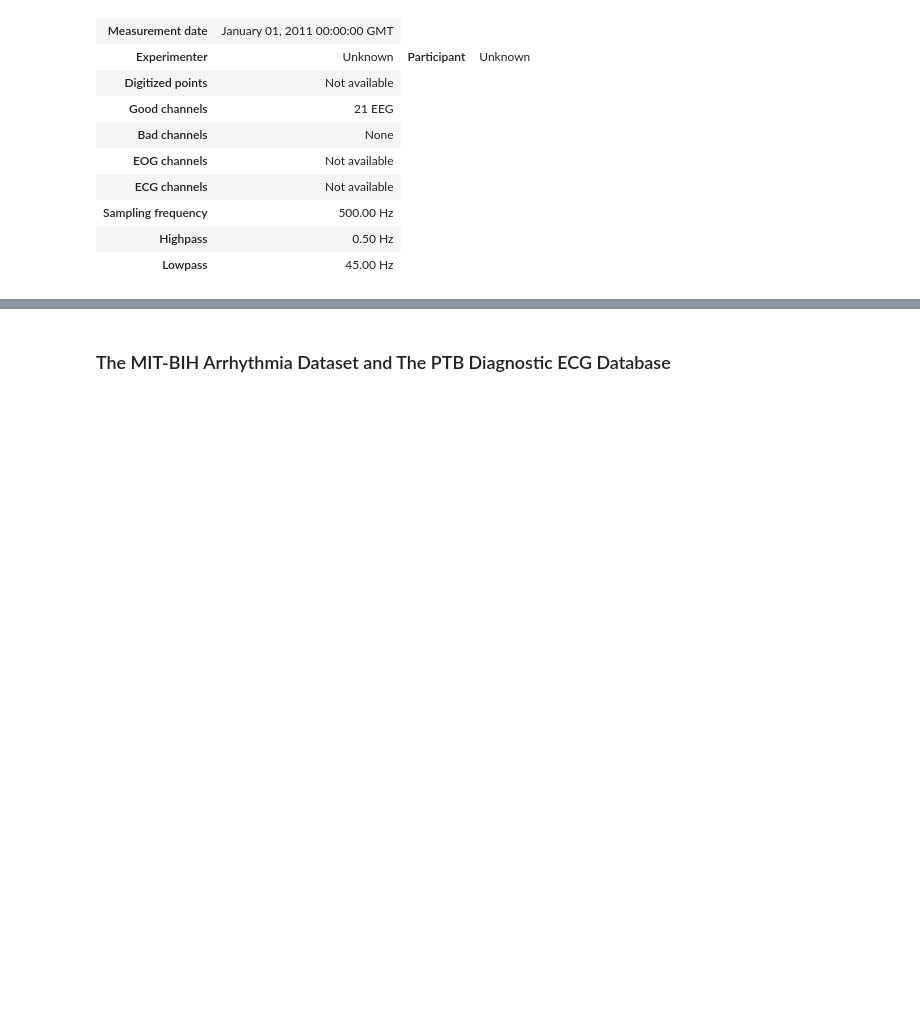
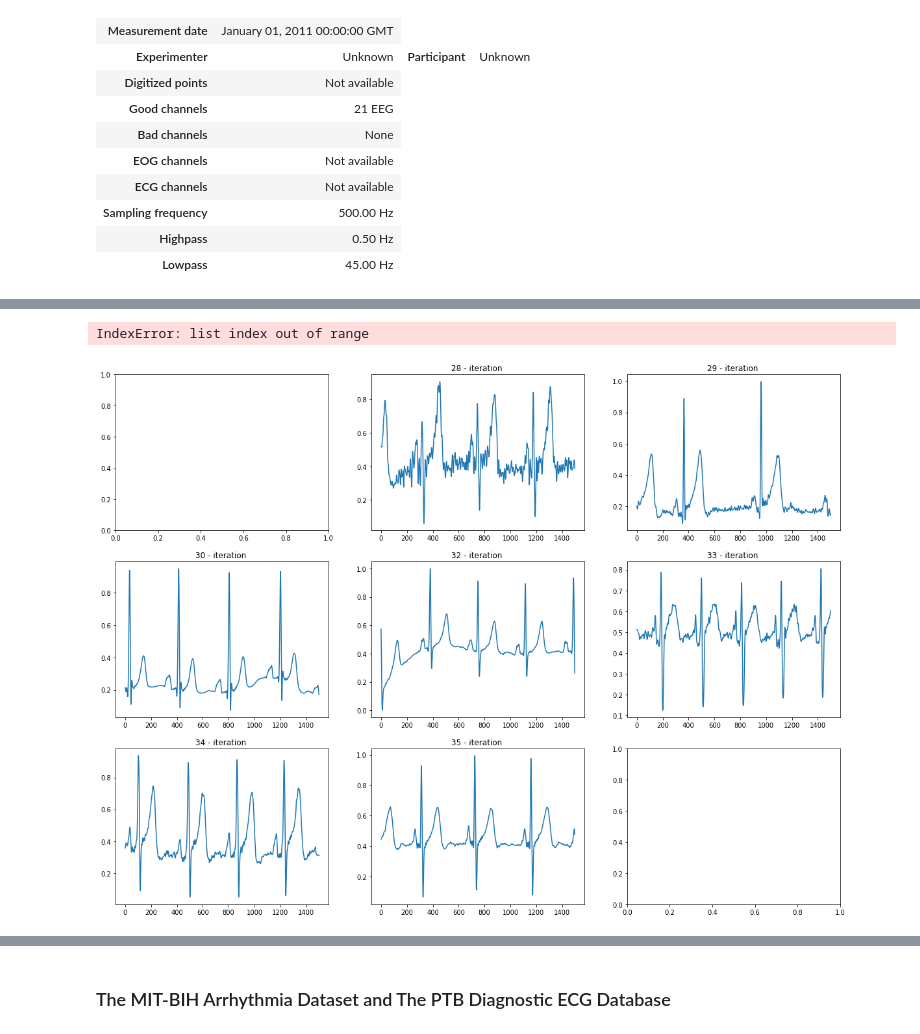
Before and after one commit to hK04/BioTechDaysMIPT2022, a Jupyter notebook: main.ipynb, the cells around one changed output, grey strips where cells are left out. Drawn from its saved outputs; the diff is of its cells as text; code cells hidden in the pictures; blank space fills up the shorter version.

```diff
--- a/main.ipynb
+++ b/main.ipynb
@@ -110,0 +119,12 @@ plt.plot(data_first['ECG ECG'][:1500].to_numpy(), color = 'black')
+# %%
+fig, ax = plt.subplots(figsize = (20, 15), nrows = 3, ncols = 3)
+
+for i in range(26, 48):
+    if i > len(indexes):
+        pass
+    else:
+        ax[(i - 25)// 3][(i - 25 ) % 3].plot(data_arithmetic[indexes[i]][:1500].to_numpy())
+        ax[(i - 25)// 3][(i - 25 ) % 3].set_title(indexes[i] + ' - iteration ')
+# %% [output]
+IndexError: list index out of range
+[figure, added]
```
Also changed, not shown: parts of 21 cells of this notebook.
